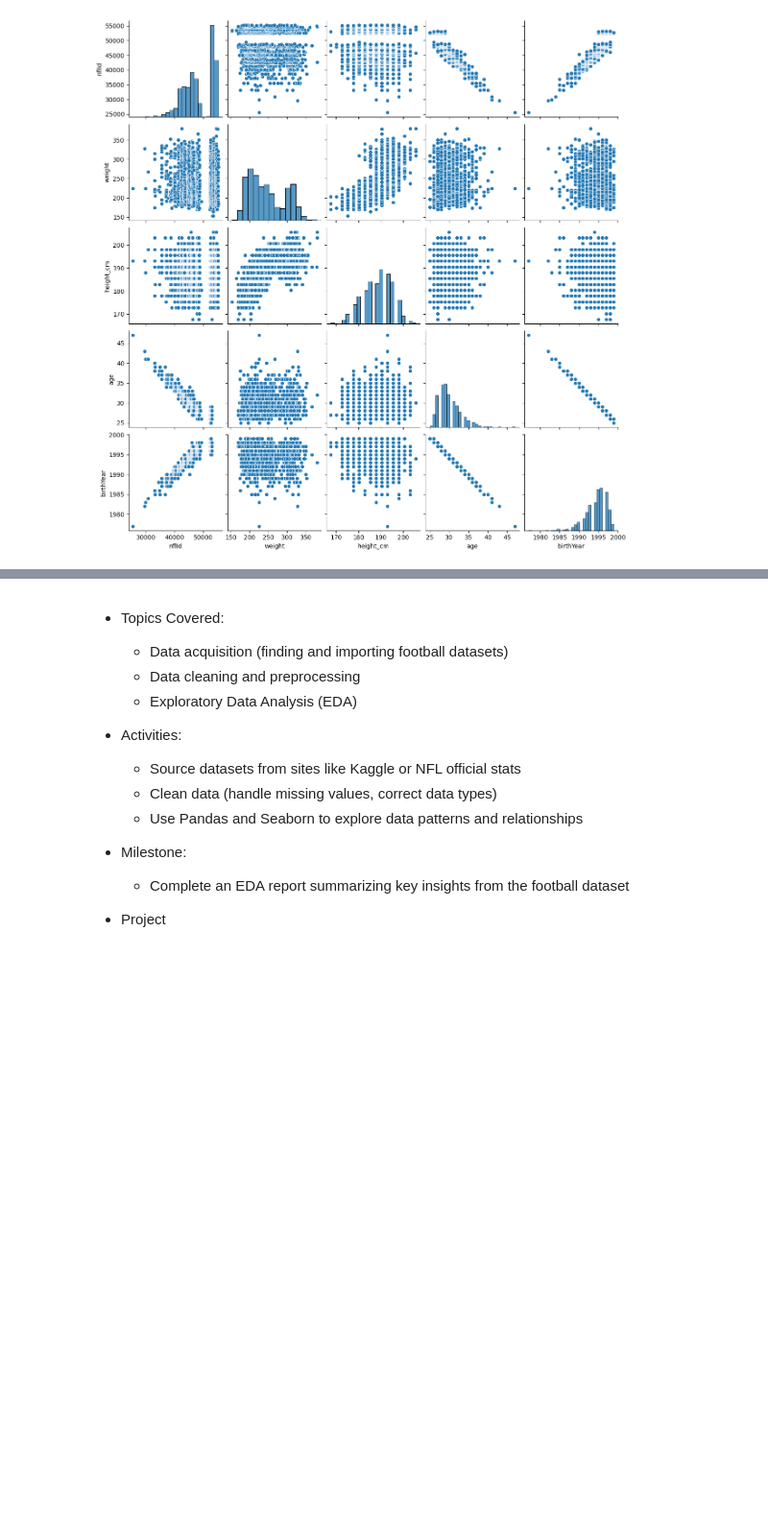
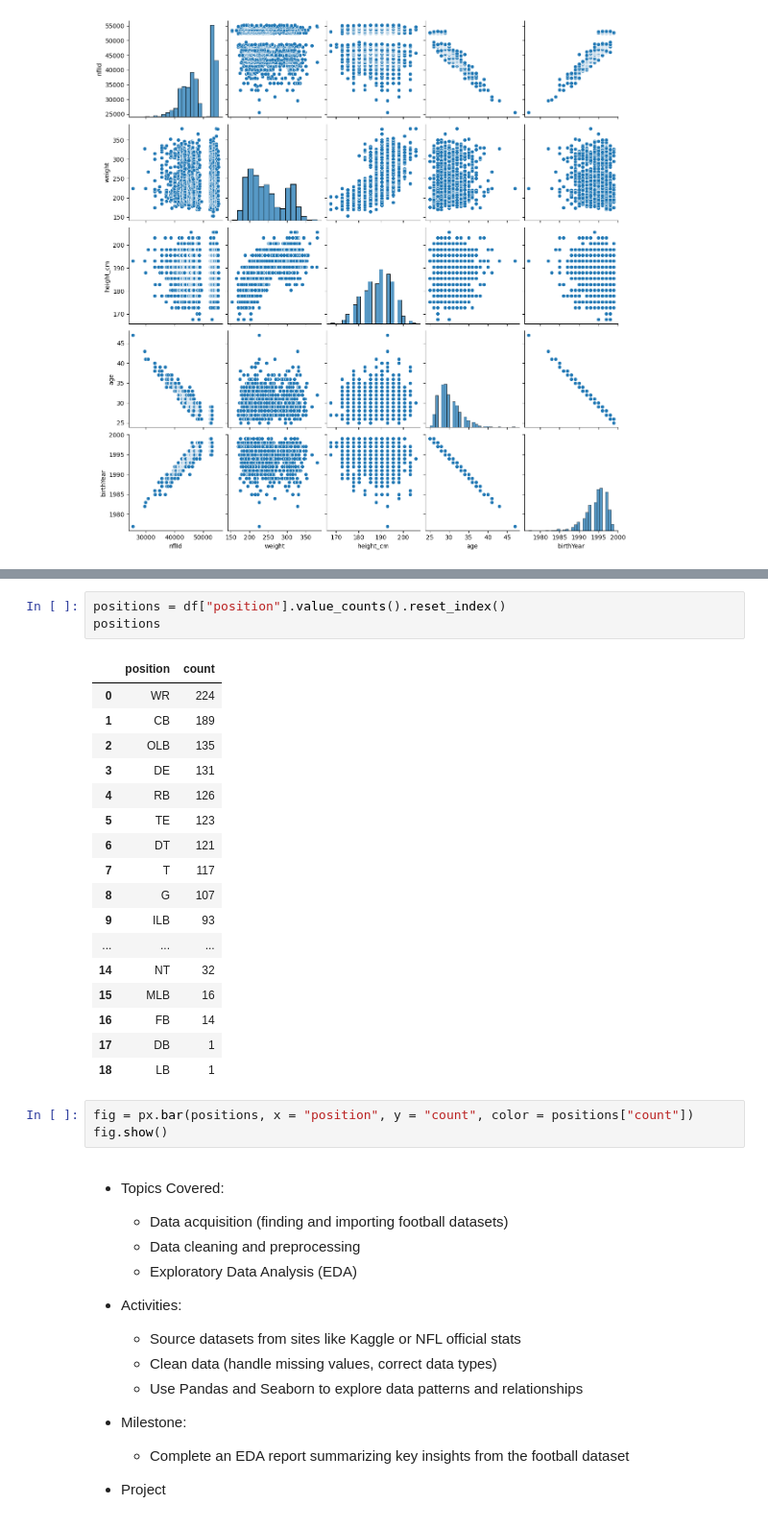
Before and after one commit to Aaryanshah428/NFL-Data-Analysis, a Jupyter notebook: analysis.ipynb, the cells around one changed output, grey strips where cells are left out. Shown at 96% size. Saved outputs shown, nothing was run; the diff lists cells and outputs as text; blank space fills up the shorter version.

```diff
--- a/analysis.ipynb
+++ b/analysis.ipynb
@@ -260,3 +433,27 @@ sns.pairplot(df)
+# %%
+positions = df["position"].value_counts().reset_index()
+positions
+# %% [output]
+|  | position | count |
+| 0 | WR | 224 |
+| 1 | CB | 189 |
+| 2 | OLB | 135 |
+| 3 | DE | 131 |
+| 4 | RB | 126 |
+| 5 | TE | 123 |
+| 6 | DT | 121 |
+| 7 | T | 117 |
+| 8 | G | 107 |
+| 9 | ILB | 93 |
+| ... | ... | ... |
+| 14 | NT | 32 |
+| 15 | MLB | 16 |
+| 16 | FB | 14 |
+| 17 | DB | 1 |
+| 18 | LB | 1 |
+# %%
+fig = px.bar(positions, x = "position", y = "count", color = positions["count"])
+fig.show()
 # %% [markdown]
 - Topics Covered:
   - Data acquisition (finding and importing football datasets)
```
Also changed, not shown: parts of 29 cells of this notebook.
